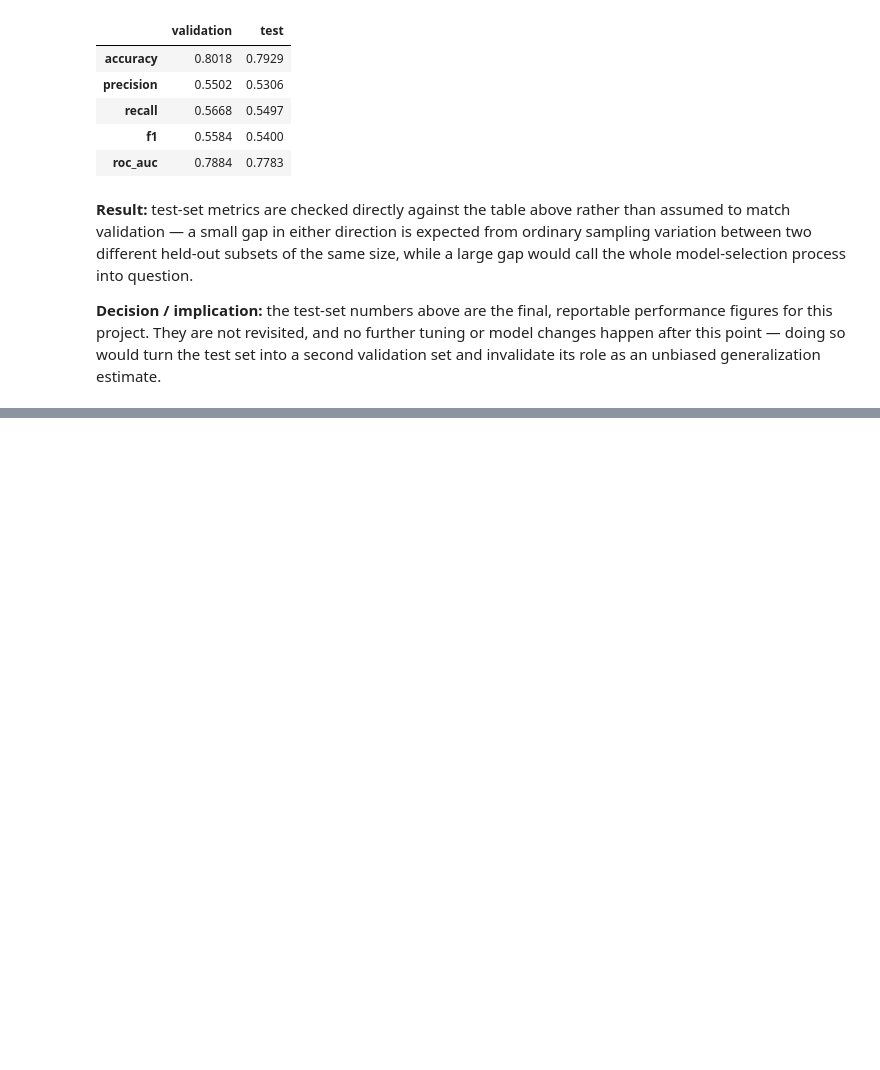
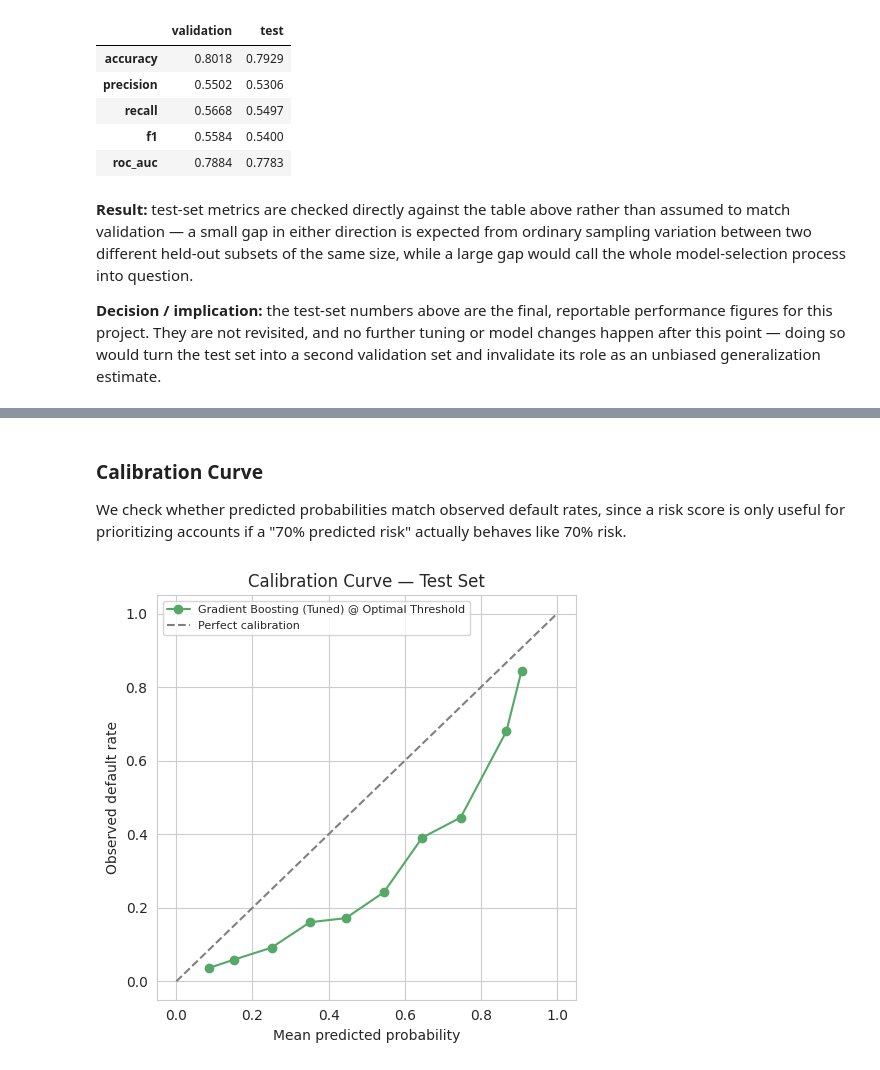
Before and after one commit to arielsharonferdinandus/Credit-Card-Clients-Risk-Prediction, a Jupyter notebook: Main.ipynb, the cells around one changed output, grey strips where cells are left out. Drawn from its saved outputs; the diff is of its cells as text; code cells hidden in the pictures; blank space fills up the shorter version.

```diff
--- a/Main.ipynb
+++ b/Main.ipynb
@@ -2292,0 +2341,19 @@ its role as an unbiased generalization estimate.
+# %% [markdown]
+### Calibration Curve
+We check whether predicted probabilities match observed default rates, since a risk score is
+only useful for prioritizing accounts if a "70% predicted risk" actually behaves like 70% risk.
+# %%
+from sklearn.calibration import calibration_curve
+
+observed_freq, predicted_freq = calibration_curve(y_test, y_test_proba, n_bins=10)
+fig, ax = plt.subplots(figsize=(5, 5))
+ax.plot(predicted_freq, observed_freq, marker="o", color="#55A868", label=final_model_name)
+ax.plot([0, 1], [0, 1], color="gray", linestyle="--", label="Perfect calibration")
+ax.set_title("Calibration Curve — Test Set")
+ax.set_xlabel("Mean predicted probability")
+ax.set_ylabel("Observed default rate")
+ax.legend(fontsize=8)
+plt.tight_layout()
+plt.show()
+# %% [output]
+[figure, added]
```
Also changed, not shown: parts of 11 cells of this notebook.
